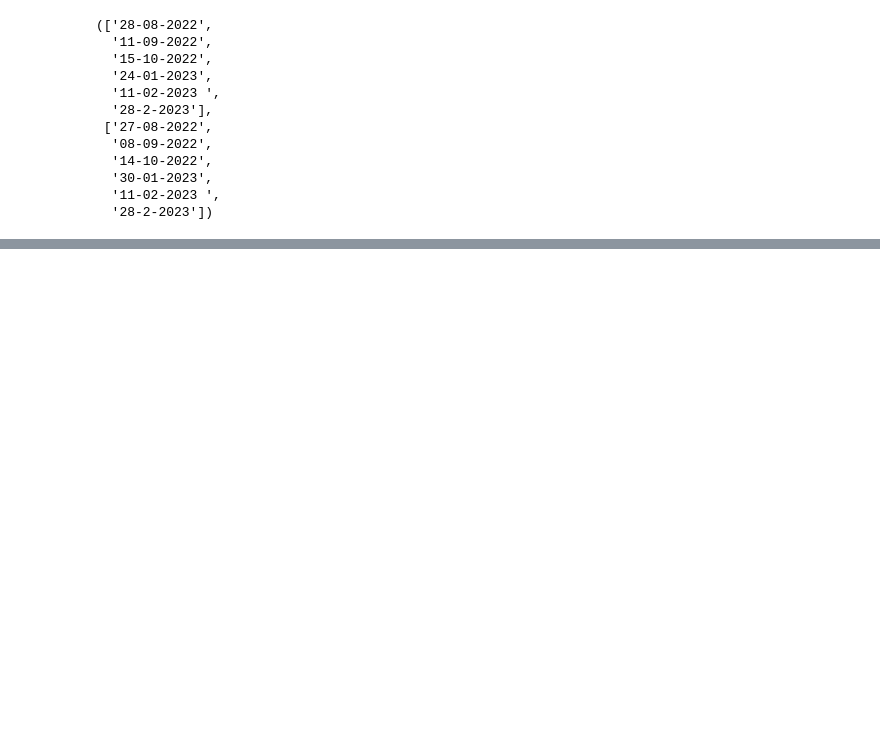
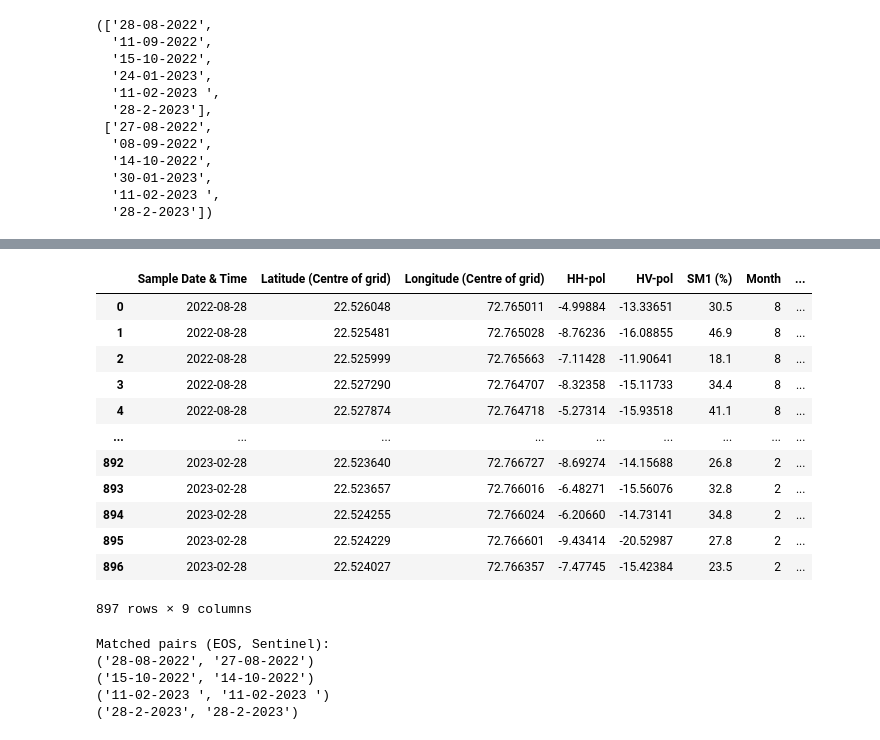
Before and after one commit to kshipra-jadav/major-2-experiments, a Jupyter notebook: code/classical_ml_new.ipynb, the cells around one changed output, grey strips where cells are left out. Drawn from its saved outputs; the diff is of its cells as text; code cells hidden in the pictures; blank space fills up the shorter version.

```diff
--- a/code/classical_ml_new.ipynb
+++ b/code/classical_ml_new.ipynb
@@ -535,0 +552,55 @@ eos.sheet_names, sentinel.sheet_names
+# %%
+eos_combined
+# %% [output]
+|  | Sample Date & Time | Latitude (Centre of grid) | Longitude (Centre of grid) | HH-pol | HV-pol | SM1 (%) | Month | ... |
+| 0 | 2022-08-28 | 22.526048 | 72.765011 | -4.99884 | -13.33651 | 30.5 | 8 | ... |
+| 1 | 2022-08-28 | 22.525481 | 72.765028 | -8.76236 | -16.08855 | 46.9 | 8 | ... |
+| 2 | 2022-08-28 | 22.525999 | 72.765663 | -7.11428 | -11.90641 | 18.1 | 8 | ... |
+| 3 | 2022-08-28 | 22.527290 | 72.764707 | -8.32358 | -15.11733 | 34.4 | 8 | ... |
+| 4 | 2022-08-28 | 22.527874 | 72.764718 | -5.27314 | -15.93518 | 41.1 | 8 | ... |
+| ... | ... | ... | ... | ... | ... | ... | ... | ... |
+| 892 | 2023-02-28 | 22.523640 | 72.766727 | -8.69274 | -14.15688 | 26.8 | 2 | ... |
+| 893 | 2023-02-28 | 22.523657 | 72.766016 | -6.48271 | -15.56076 | 32.8 | 2 | ... |
+| 894 | 2023-02-28 | 22.524255 | 72.766024 | -6.20660 | -14.73141 | 34.8 | 2 | ... |
+| 895 | 2023-02-28 | 22.524229 | 72.766601 | -9.43414 | -20.52987 | 27.8 | 2 | ... |
+| 896 | 2023-02-28 | 22.524027 | 72.766357 | -7.47745 | -15.42384 | 23.5 | 2 | ... |
+897 rows × 9 columns
+# %%
+import pandas as pd
+
+# Example: assume you already loaded your Excel files
+# eos = pd.ExcelFile("eos_data.xlsx")
+# sentinel = pd.ExcelFile("sentinel_data.xlsx")
+
+# Step 1: Extract sheet names and standardize them to datetime
+def clean_dates(sheet_names):
+    dates = []
+    for s in sheet_names:
+        s = s.strip().replace(" ", "")  # remove trailing spaces
+        # Handle single-digit months like '28-2-2023'
+        try:
+            dt = pd.to_datetime(s, format="%d-%m-%Y")
+        except:
+            dt = pd.to_datetime(s, dayfirst=True)  # fallback
+        dates.append(dt)
+    return dates
+
+eos_dates = clean_dates(eos.sheet_names)
+sentinel_dates = clean_dates(sentinel.sheet_names)
+
+# Step 2: Match dates within ±2 days
+pairs = []
+for e_date, e_sheet in zip(eos_dates, eos.sheet_names):
+    for s_date, s_sheet in zip(sentinel_dates, sentinel.sheet_names):
+        if abs((e_date - s_date).days) <= 2:
+            pairs.append((e_sheet, s_sheet))
+
+print("Matched pairs (EOS, Sentinel):")
+for p in pairs:
+    print(p)
+# %% [output]
+Matched pairs (EOS, Sentinel):
+('28-08-2022', '27-08-2022')
+('15-10-2022', '14-10-2022')
+('11-02-2023 ', '11-02-2023 ')
+('28-2-2023', '28-2-2023')
```
Also changed, not shown: parts of 4 cells of this notebook.
